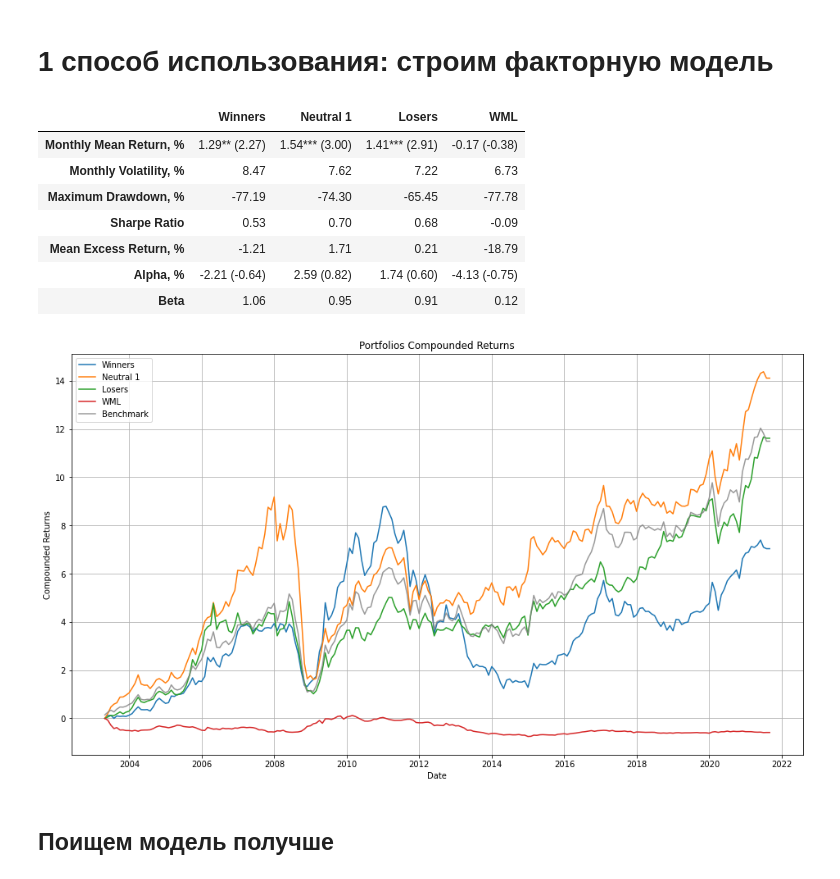
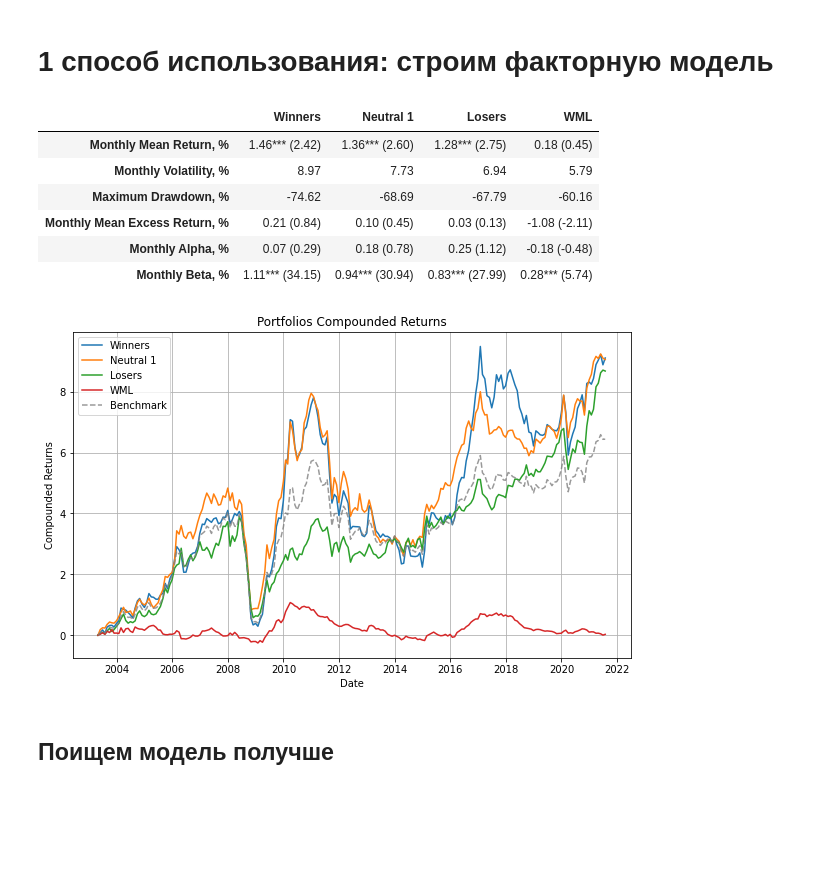
Before and after one commit to atomtosov/pqr, a Jupyter notebook: examples/size_in_russia.ipynb, the cells around one changed output. Drawn from its saved outputs; the diff is of its cells as text; code cells hidden in the pictures; blank space fills up the shorter version.

```diff
--- a/examples/size_in_russia.ipynb
+++ b/examples/size_in_russia.ipynb
@@ -9,18 +6,21 @@ os.chdir("./examples/")
 # %% [markdown]
 # Загрузка и предобработка данных
 # %%
-prices = pd.read_csv("factors/russia/close_price.csv", parse_dates=True, index_col=0)["2003":]
-mcap = pd.read_csv("factors/russia/mcap.csv", parse_dates=True, index_col=0)["2003":]
-volume = pd.read_csv("factors/russia/trading_volume.csv", parse_dates=True, index_col=0)["2003":]
+prices = pd.read_csv("factors/russia/close_price.csv", parse_dates=True, index_col=0)["2003":].iloc[:-1]
+mcap = pd.read_csv("factors/russia/mcap.csv", parse_dates=True, index_col=0)["2003":].iloc[:-1]
+volume = pd.read_csv("factors/russia/trading_volume.csv", parse_dates=True, index_col=0)["2003":].iloc[:-1]
 volume = prices * volume  # convert volume from lots to money
 
 prices, mcap, volume = pqr.utils.replace_with_nan(prices, mcap, volume)
 # %% [markdown]
 # Настраиваем окружение - Юниверс, Бенчмарк и дашборд с инфой по портфелю
 # %%
-universe = volume >= 1_000_000
-benchmark = pqr.universe_as_benchmark(
-    prices=prices,
+universe = volume >= 100_000
+returns_calculator = pqr.utils.partial(pqr.calculate_returns, universe_returns=pqr.prices_to_returns(prices))
+
+benchmark = pqr.Benchmark.from_universe(
     universe=universe,
+    allocator=pqr.equal_weights,
+    calculator=returns_calculator,
 )
 # %%
@@ -80,31 +96,30 @@ summary = pqr.utils.partial(
 # 1 способ использования: строим факторную модель
 # %%
 mean_transform = pqr.utils.compose(
-    pqr.utils.partial(pqr.filter, universe=universe),
-    pqr.utils.partial(pqr.look_back_mean, period=3),
-    pqr.utils.partial(pqr.hold, period=3),
+    pqr.utils.partial(pqr.factors.filter, universe=universe),
+    pqr.utils.partial(pqr.factors.look_back_mean, period=3),
+    pqr.utils.partial(pqr.factors.hold, period=3),
 )
 size = mean_transform(mcap)
 
-portfolios = pqr.backtest_factor_portfolios(
+portfolios = pqr.factors.backtest_factor_portfolios(
     factor=size,
-    prices=prices,
-    strategies=pqr.split_quantiles(3),
-    allocation=pqr.equal_weights,
+    strategies=pqr.factors.split_quantiles(3, "less"),
+    allocator=pqr.equal_weights,
+    calculator=returns_calculator,
     add_wml=True,
 )
 # %%
-summary(portfolios)
+summary.display(portfolios)
 # %% [output]
 |  | Winners | Neutral 1 | Losers | WML |
-| Monthly Mean Return, % | 1.29** (2.27) | 1.54*** (3.00) | 1.41*** (2.91) | -0.17 (-0.38) |
-| Monthly Volatility, % | 8.47 | 7.62 | 7.22 | 6.73 |
-| Maximum Drawdown, % | -77.19 | -74.30 | -65.45 | -77.78 |
-| Sharpe Ratio | 0.53 | 0.70 | 0.68 | -0.09 |
-| Mean Excess Return, % | -1.21 | 1.71 | 0.21 | -18.79 |
-| Alpha, % | -2.21 (-0.64) | 2.59 (0.82) | 1.74 (0.60) | -4.13 (-0.75) |
-| Beta | 1.06 | 0.95 | 0.91 | 0.12 |
+| Monthly Mean Return, % | 1.46*** (2.42) | 1.36*** (2.60) | 1.28*** (2.75) | 0.18 (0.45) |
+| Monthly Volatility, % | 8.97 | 7.73 | 6.94 | 5.79 |
+| Maximum Drawdown, % | -74.62 | -68.69 | -67.79 | -60.16 |
+| Monthly Mean Excess Return, % | 0.21 (0.84) | 0.10 (0.45) | 0.03 (0.13) | -1.08 (-2.11) |
+| Monthly Alpha, % | 0.07 (0.29) | 0.18 (0.78) | 0.25 (1.12) | -0.18 (-0.48) |
+| Monthly Beta, % | 1.11*** (34.15) | 0.94*** (30.94) | 0.83*** (27.99) | 0.28*** (5.74) |
-[figure, old version]
+[figure, new version]
 # %% [markdown]
 ## Поищем модель получше
 # %%
```
Also changed, not shown: parts of 19 cells of this notebook, 9 other files.
